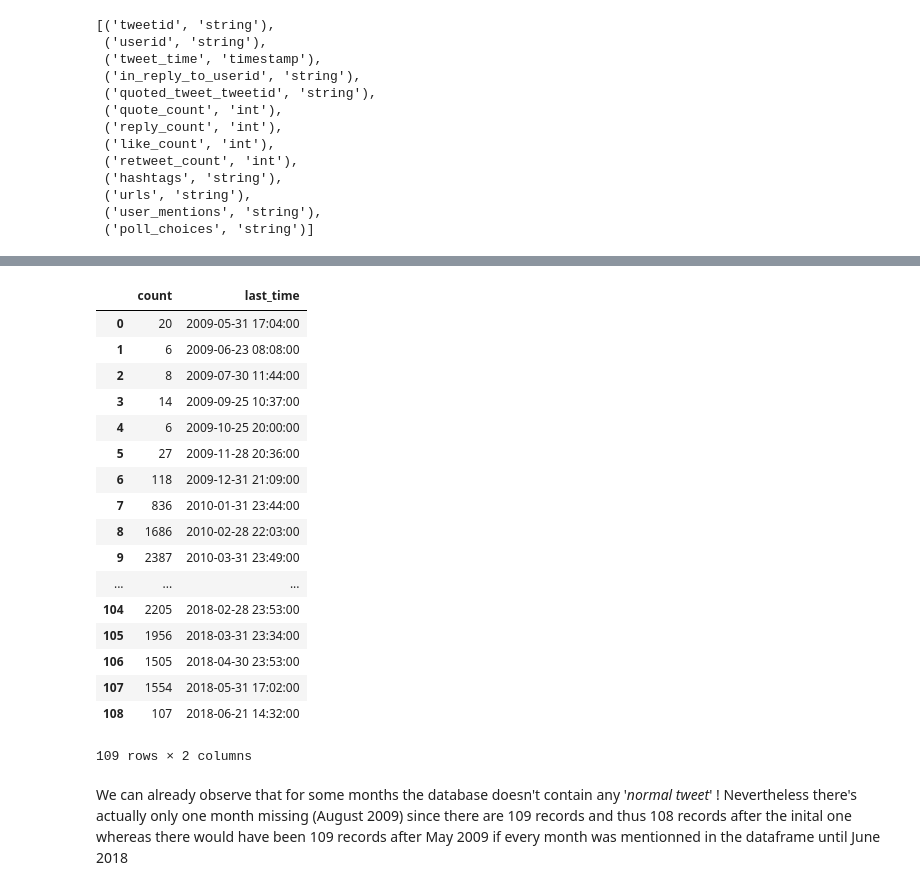
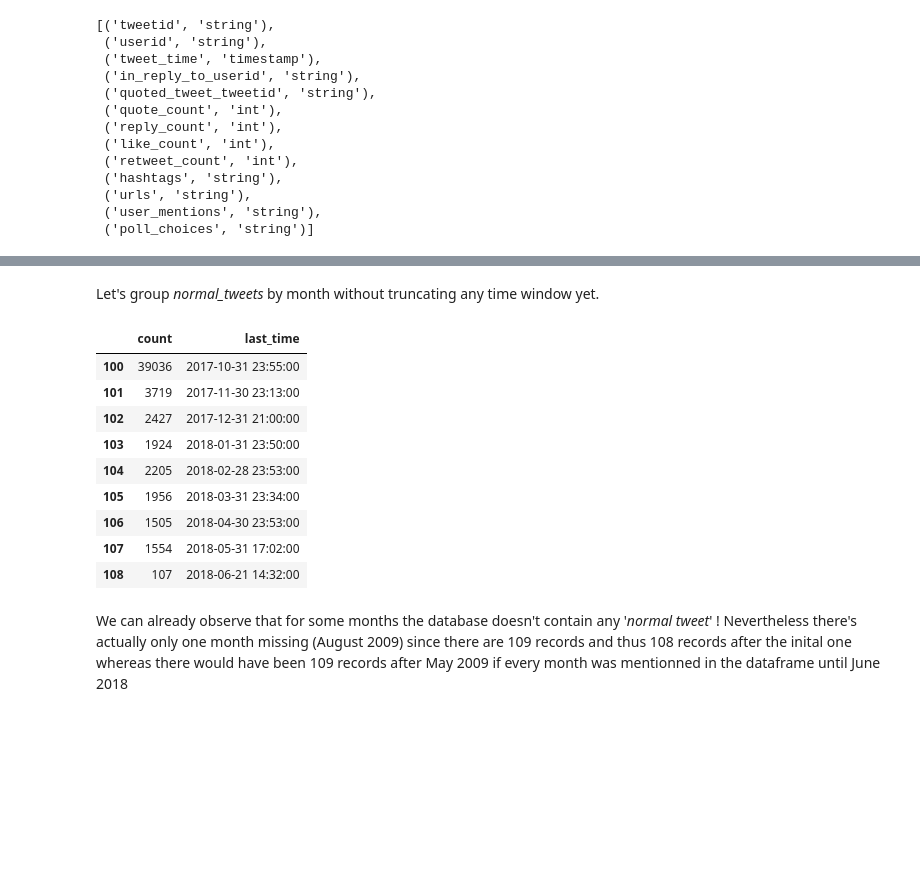
Before and after one commit to MaxDimi/Project-ADA-2018, a Jupyter notebook: RussianTrolls_guiom.ipynb, the cells around one changed output, grey strips where cells are left out. Cells and saved outputs as stored; diff of their text form; code cells hidden in the pictures; blank space fills up the shorter version.

```diff
--- a/RussianTrolls_guiom.ipynb
+++ b/RussianTrolls_guiom.ipynb
@@ -558,35 +548,29 @@ We just observe the activity flux of russian troll accounts.
+# %% [markdown]
+Let's group *normal_tweets* by month without truncating any time window yet.
 # %%
 # group and count by month (and year)
 normal_dates_query = """SELECT COUNT(tweetid) AS count, MAX(tweet_time) AS last_time
                         FROM normal_tweets_sql
                         GROUP BY YEAR(tweet_time),MONTH(tweet_time)
                         ORDER BY YEAR(tweet_time),MONTH(tweet_time) ASC
                      """
 normal_dates_df = spark.sql(normal_dates_query)
 
 # store as a Panda dataframe (very small, absolutely no problem with the memory)
 normal_dates_pd = normal_dates_df.toPandas()
 
-normal_dates_pd
+normal_dates_pd[100:]
 # %% [output]
 |  | count | last_time |
-| 0 | 20 | 2009-05-31 17:04:00 |
-| 1 | 6 | 2009-06-23 08:08:00 |
-| 2 | 8 | 2009-07-30 11:44:00 |
-| 3 | 14 | 2009-09-25 10:37:00 |
-| 4 | 6 | 2009-10-25 20:00:00 |
-| 5 | 27 | 2009-11-28 20:36:00 |
-| 6 | 118 | 2009-12-31 21:09:00 |
-| 7 | 836 | 2010-01-31 23:44:00 |
-| 8 | 1686 | 2010-02-28 22:03:00 |
-| 9 | 2387 | 2010-03-31 23:49:00 |
-| ... | ... | ... |
+| 100 | 39036 | 2017-10-31 23:55:00 |
+| 101 | 3719 | 2017-11-30 23:13:00 |
+| 102 | 2427 | 2017-12-31 21:00:00 |
+| 103 | 1924 | 2018-01-31 23:50:00 |
 | 104 | 2205 | 2018-02-28 23:53:00 |
 | 105 | 1956 | 2018-03-31 23:34:00 |
 | 106 | 1505 | 2018-04-30 23:53:00 |
 | 107 | 1554 | 2018-05-31 17:02:00 |
 | 108 | 107 | 2018-06-21 14:32:00 |
-109 rows × 2 columns
 # %% [markdown]
 We can already observe that for some months the database doesn't contain any '*normal tweet*' !
 Nevertheless there's actually only one month missing (August 2009) since there are 109 records and thus 108 records after the inital one whereas there would have been 109 records after May 2009 if every month was mentionned in the dataframe until June 2018
```
Also changed, not shown: parts of 164 cells of this notebook.
